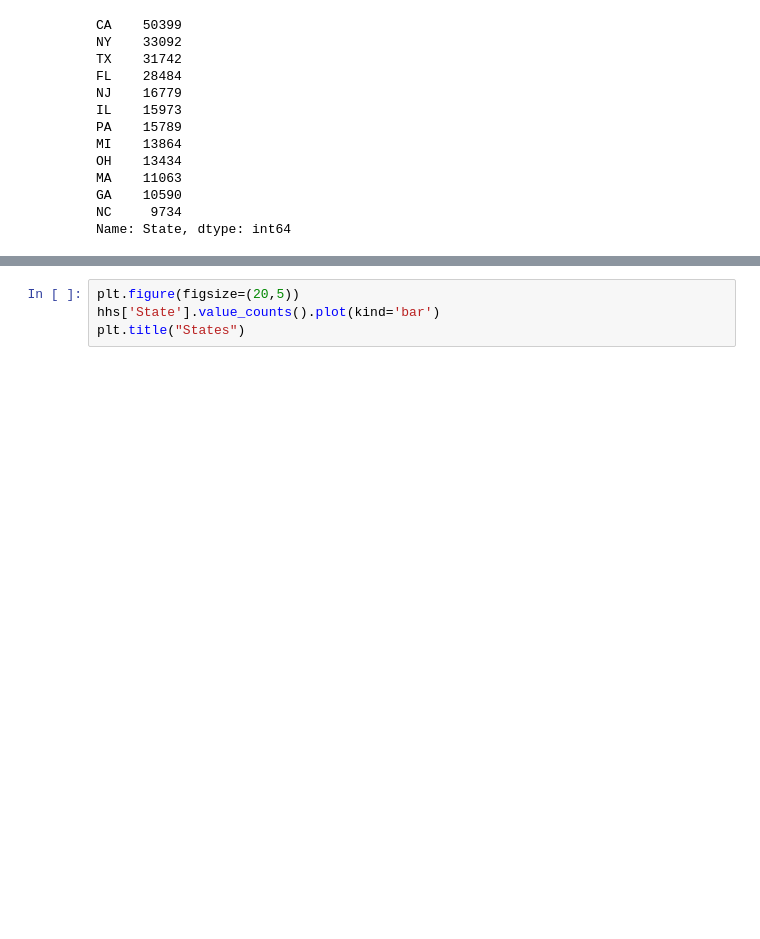
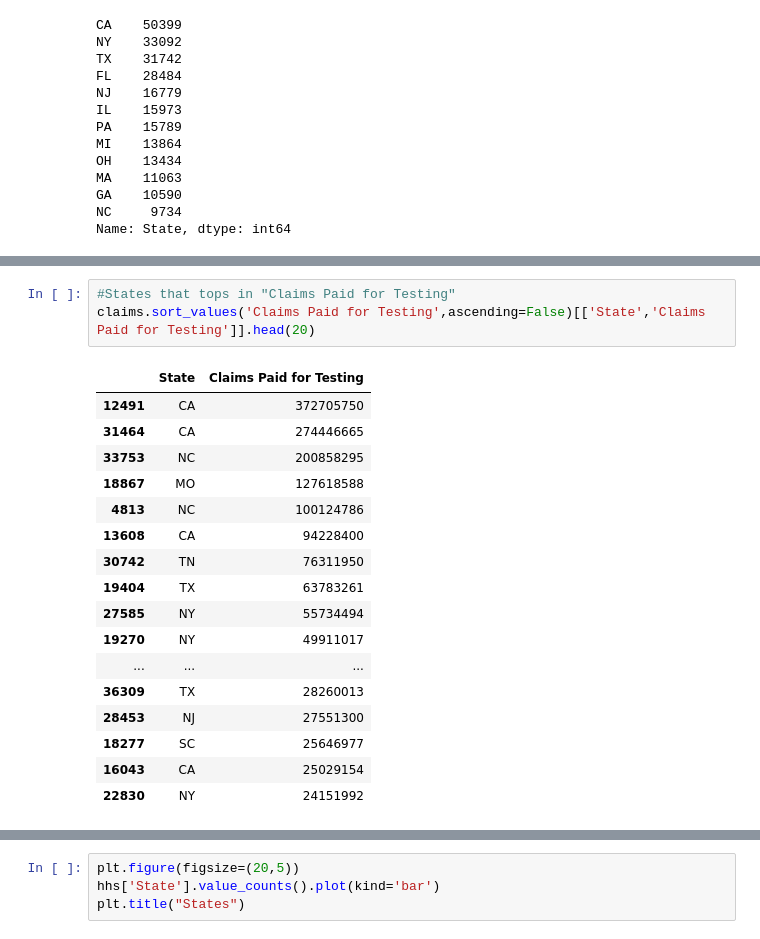
Before and after one commit to Axirts/team_dolphin_grey, a Jupyter notebook: code/data_cleaning_eda.ipynb, the cells around one changed output, grey strips where cells are left out. Drawn from its saved outputs; the diff is of its cells as text; blank space fills up the shorter version.

```diff
--- a/code/data_cleaning_eda.ipynb
+++ b/code/data_cleaning_eda.ipynb
@@ -116,0 +196,21 @@ hhs.sort_values('Payment',ascending=False)[['Provider Name','Payment']].head(10)
+# %%
+#States that tops in "Claims Paid for Testing"
+claims.sort_values('Claims Paid for Testing',ascending=False)[['State','Claims Paid for Testing']].head(20)
+# %% [output]
+|  | State | Claims Paid for Testing |
+| 12491 | CA | 372705750 |
+| 31464 | CA | 274446665 |
+| 33753 | NC | 200858295 |
+| 18867 | MO | 127618588 |
+| 4813 | NC | 100124786 |
+| 13608 | CA | 94228400 |
+| 30742 | TN | 76311950 |
+| 19404 | TX | 63783261 |
+| 27585 | NY | 55734494 |
+| 19270 | NY | 49911017 |
+| ... | ... | ... |
+| 36309 | TX | 28260013 |
+| 28453 | NJ | 27551300 |
+| 18277 | SC | 25646977 |
+| 16043 | CA | 25029154 |
+| 22830 | NY | 24151992 |
```
Also changed, not shown: parts of 13 cells of this notebook, 1 other file.
